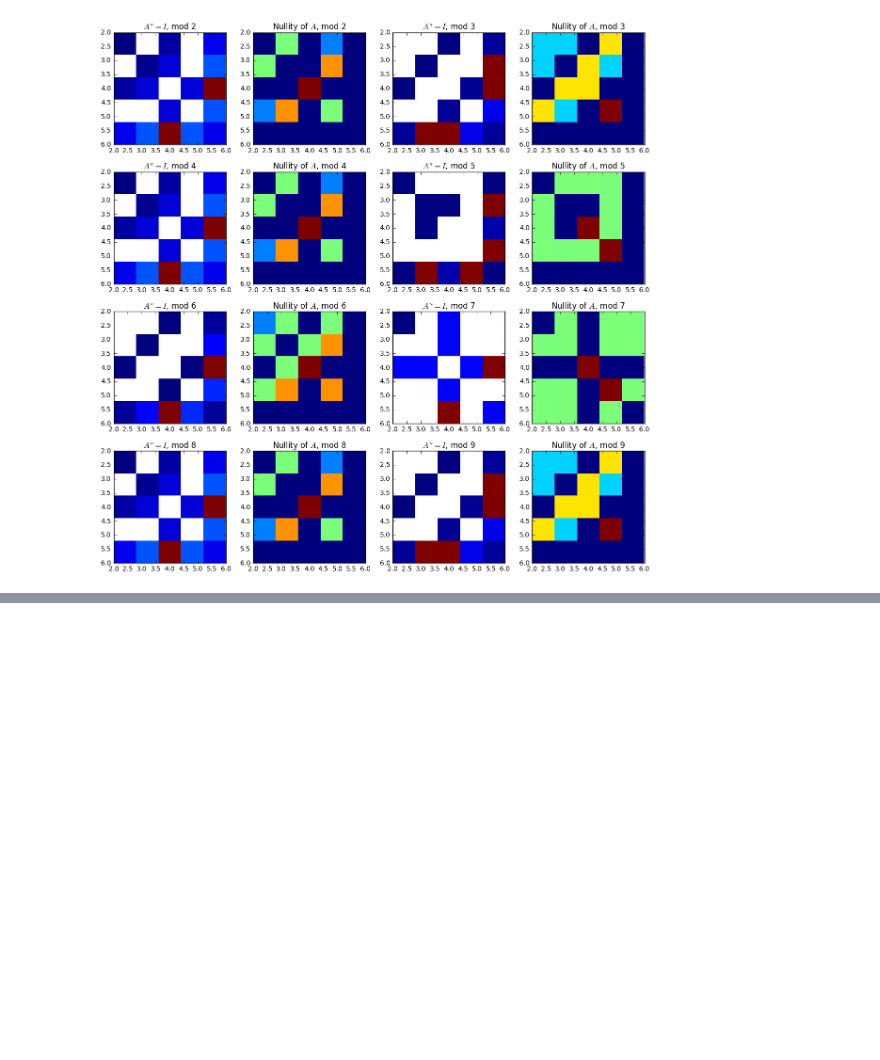
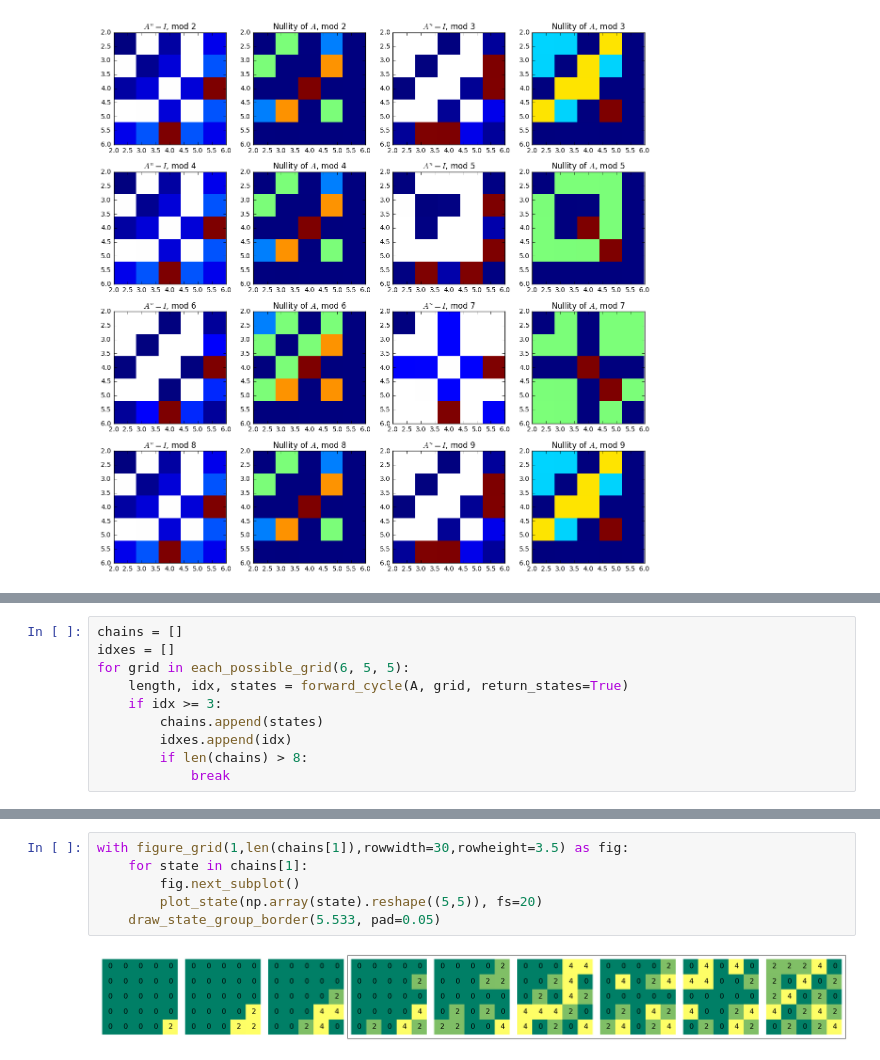
Before and after one commit to asross/am205-fproj, a Jupyter notebook: Cycle Analysis.ipynb, the cells around one changed output, grey strips where cells are left out. Drawn from its saved outputs; the diff is of its cells as text; blank space fills up the shorter version.

```diff
--- a/Cycle Analysis.ipynb
+++ b/Cycle Analysis.ipynb
@@ -97,0 +133,10 @@ with figure_grid(4, 4) as grid:
+# %%
+chains = []
+idxes = []
+for grid in each_possible_grid(6, 5, 5):
+    length, idx, states = forward_cycle(A, grid, return_states=True)
+    if idx >= 3:
+        chains.append(states)
+        idxes.append(idx)
+        if len(chains) > 8:
+            break
@@ -97,0 +157,8 @@ with figure_grid(4, 4) as grid:
+# %%
+with figure_grid(1,len(chains[1]),rowwidth=30,rowheight=3.5) as fig:
+    for state in chains[1]:
+        fig.next_subplot()
+        plot_state(np.array(state).reshape((5,5)), fs=20)
+    draw_state_group_border(5.533, pad=0.05)
+# %% [output]
+[figure, added]
```
Also changed, not shown: parts of 7 cells of this notebook, 5 other files.
